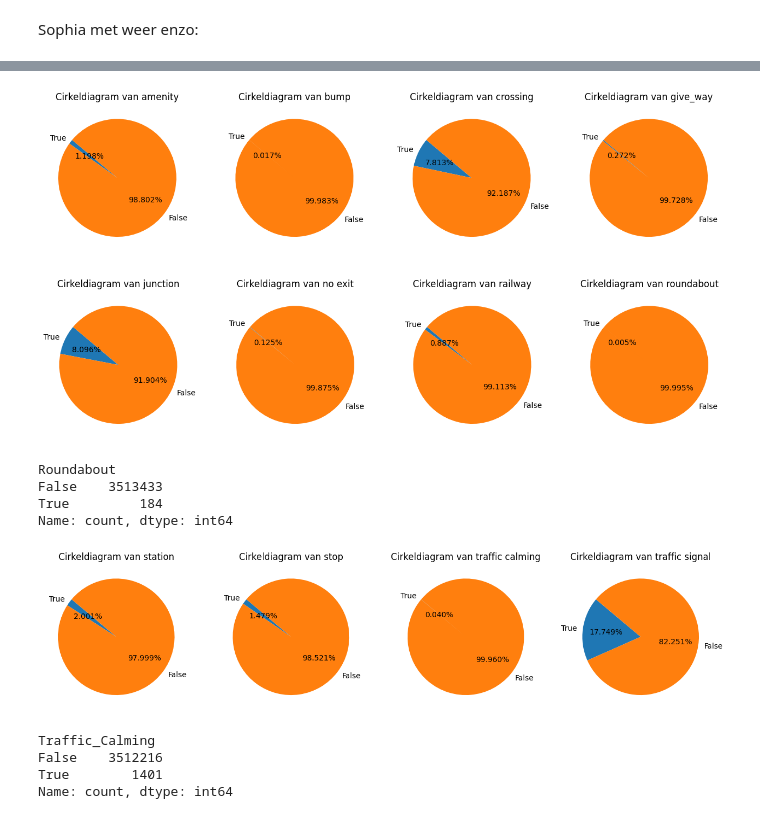
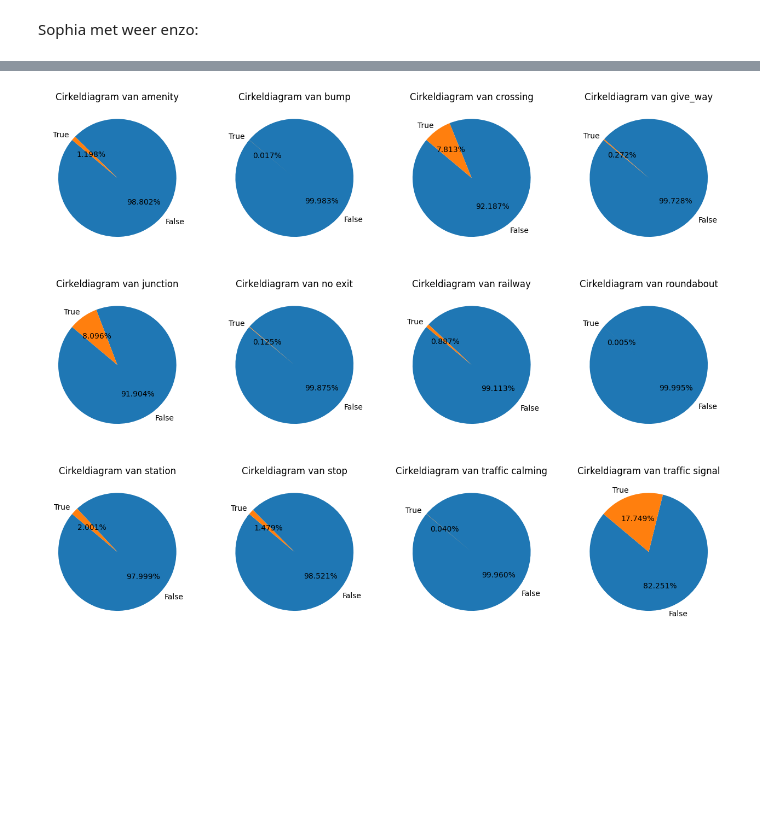
Before and after one commit to IsabelvanDam19/WT_Specialisatie, a Jupyter notebook: Beetje dingen enzo.ipynb, the cells around one changed output, grey strips where cells are left out. Drawn from its saved outputs; the diff is of its cells as text; code cells hidden in the pictures; blank space fills up the shorter version.

```diff
--- a/Beetje dingen enzo.ipynb
+++ b/Beetje dingen enzo.ipynb
@@ -218,0 +263,10 @@ Name: count, dtype: int64
+# %%
+selected_columns = ['Amenity', 'Bump', 'Crossing', 'Give_Way', 'Junction', 'No_Exit', 'Railway', 'Roundabout', 'Station', 'Stop', 'Traffic_Calming', 'Traffic_Signal', 'Turning_Loop']
+
+americabooleans_df = pd.DataFrame()
+
+for column in selected_columns:
+    americabooleans_df[column] = df[column].value_counts()
+
+americabooleans_df = value_counts_df.fillna(0)
+americabooleans_df.index.name = None
@@ -219,92 +279,66 @@ Name: count, dtype: int64
 # %%
 plt.figure(figsize=(16, 6))
 
-amenity = [(df['Amenity'] == True).sum(), (df['Amenity'] == False).sum()]
 plt.subplot(1,4,1)
-plt.pie(amenity, labels= ['True', 'False'], autopct='%1.3f%%', startangle=140)
+plt.pie(americabooleans_df['Amenity'], labels= ['False', 'True'], autopct='%1.3f%%', startangle=140)
 plt.title('Cirkeldiagram van amenity')
 
-bump = [(df['Bump'] == True).sum(), (df['Bump'] == False).sum()]
 plt.subplot(1,4,2)
-plt.pie(bump, labels= ['True', 'False'], autopct='%1.3f%%', startangle=140)
+plt.pie(americabooleans_df['Bump'], labels= ['False', 'True'], autopct='%1.3f%%', startangle=140)
 plt.title('Cirkeldiagram van bump')
 
-crossing = [(df['Crossing'] == True).sum(), (df['Crossing'] == False).sum()]
 plt.subplot(1,4,3)
-plt.pie(crossing, labels= ['True', 'False'], autopct='%1.3f%%', startangle=140)
+plt.pie(americabooleans_df['Crossing'], labels= ['False', 'True'], autopct='%1.3f%%', startangle=140)
 plt.title('Cirkeldiagram van crossing')
 
-give_way = [(df['Give_Way'] == True).sum(), (df['Give_Way'] == False).sum()]
 plt.subplot(1,4,4)
-plt.pie(give_way, labels= ['True', 'False'], autopct='%1.3f%%', startangle=140)
+plt.pie(americabooleans_df['Give_Way'], labels= ['False', 'True'], autopct='%1.3f%%', startangle=140)
 plt.title('Cirkeldiagram van give_way')
 
 plt.show()
 # %% [output]
-[figure, old version]
+[figure, new version]
 # %%
 plt.figure(figsize=(16, 6))
 
-junction = [(df['Junction'] == True).sum(), (df['Junction'] == False).sum()]
 plt.subplot(1,4,1)
-plt.pie(junction, labels= ['True', 'False'], autopct='%1.3f%%', startangle=140)
+plt.pie(americabooleans_df['Junction'], labels=['False', 'True'], autopct='%1.3f%%', startangle=140)
 plt.title('Cirkeldiagram van junction')
 
-no_exit = [(df['No_Exit'] == True).sum(), (df['No_Exit'] == False).sum()]
 plt.subplot(1,4,2)
-plt.pie(no_exit, labels= ['True', 'False'], autopct='%1.3f%%', startangle=140)
+plt.pie(americabooleans_df['No_Exit'], labels= ['False', 'True'], autopct='%1.3f%%', startangle=140)
 plt.title('Cirkeldiagram van no exit')
 
-railway = [(df['Railway'] == True).sum(), (df['Railway'] == False).sum()]
 plt.subplot(1,4,3)
-plt.pie(railway, labels= ['True', 'False'], autopct='%1.3f%%', startangle=140)
+plt.pie(americabooleans_df['Railway'], labels= ['False', 'True'], autopct='%1.3f%%', startangle=140)
 plt.title('Cirkeldiagram van railway')
 
-roundabout = [(df['Roundabout'] == True).sum(), (df['Roundabout'] == False).sum()]
 plt.subplot(1,4,4)
-plt.pie(roundabout, labels= ['True', 'False'], autopct='%1.3f%%', startangle=140)
+plt.pie(americabooleans_df['Roundabout'], labels= ['False', 'True'], autopct='%1.3f%%', startangle=140)
 plt.title('Cirkeldiagram van roundabout')
 
 plt.show()
 # %% [output]
-[figure, old version]
+[figure, new version]
-# %%
-df["Roundabout"].value_counts()
-# %% [output]
-Roundabout
-False    3513433
-True         184
-Name: count, dtype: int64
 # %%
 plt.figure(figsize=(16, 6))
 
-station = [(df['Station'] == True).sum(), (df['Station'] == False).sum()]
 plt.subplot(1,4,1)
-plt.pie(station, labels= ['True', 'False'], autopct='%1.3f%%', startangle=140)
+plt.pie(americabooleans_df['Station'], labels=  ['False', 'True'], autopct='%1.3f%%', startangle=140)
 plt.title('Cirkeldiagram van station')
 
-stop = [(df['Stop'] == True).sum(), (df['Stop'] == False).sum()]
 plt.subplot(1,4,2)
-plt.pie(stop, labels= ['True', 'False'], autopct='%1.3f%%', startangle=140)
+plt.pie(americabooleans_df['Stop'], labels= ['False', 'True'], autopct='%1.3f%%', startangle=140)
 plt.title('Cirkeldiagram van stop')
 
-traffic_calming = [(df['Traffic_Calming'] == True).sum(), (df['Traffic_Calming'] == False).sum()]
 plt.subplot(1,4,3)
-plt.pie(traffic_calming, labels= ['True', 'False'], autopct='%1.3f%%', startangle=140)
+plt.pie(americabooleans_df['Traffic_Calming'], labels=  ['False', 'True'], autopct='%1.3f%%', startangle=140)
 plt.title('Cirkeldiagram van traffic calming')
 
-traffic_signal = [(df['Traffic_Signal'] == True).sum(), (df['Traffic_Signal'] == False).sum()]
 plt.subplot(1,4,4)
-plt.pie(traffic_signal, labels= ['True', 'False'], autopct='%1.3f%%', startangle=140)
+plt.pie(americabooleans_df['Traffic_Signal'], labels=  ['False', 'True'], autopct='%1.3f%%', startangle=140)
 plt.title('Cirkeldiagram van traffic signal')
 
 plt.show()
 # %% [output]
-[figure, old version]
+[figure, new version]
-# %%
-df["Traffic_Calming"].value_counts()
-# %% [output]
-Traffic_Calming
-False    3512216
-True        1401
-Name: count, dtype: int64
```
Also changed, not shown: parts of 11 cells of this notebook.
